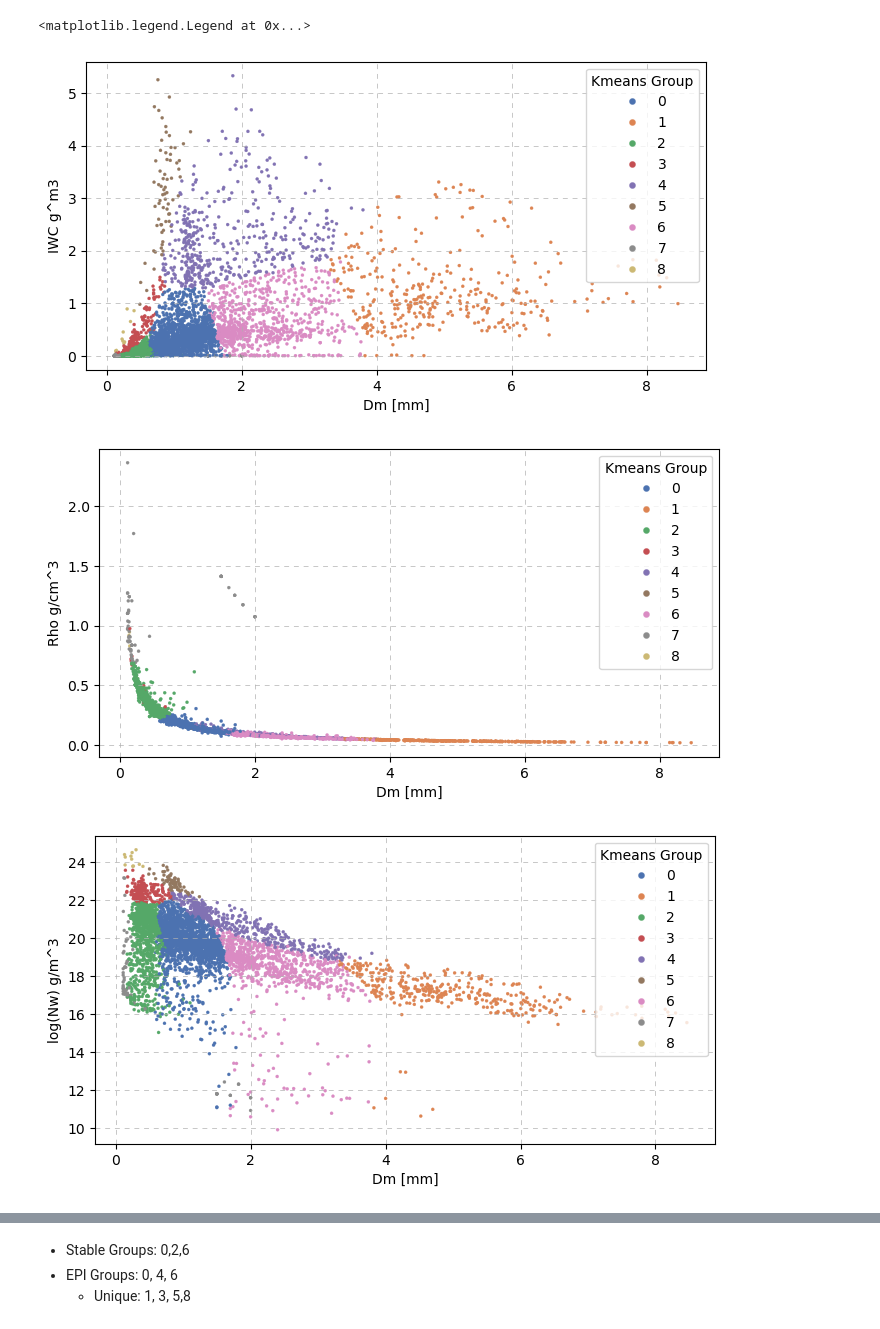
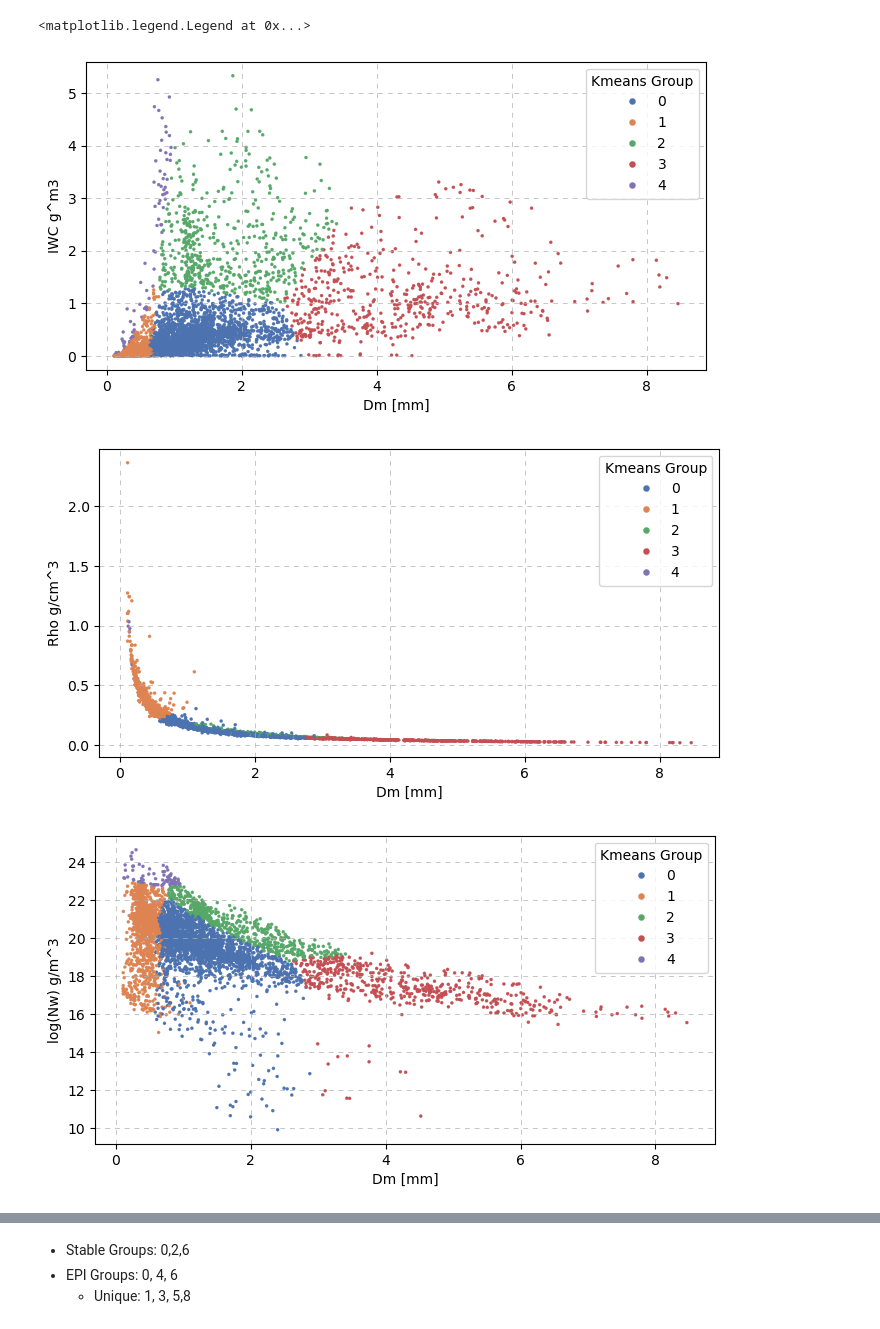
Before and after one commit to klundstrom33/ATMS-523-Module-8-Project, a Jupyter notebook: Clustering.ipynb, the cells around one changed output, grey strips where cells are left out. Saved outputs shown, nothing was run; the diff lists cells and outputs as text; code cells hidden in the pictures.

```diff
--- a/Clustering.ipynb
+++ b/Clustering.ipynb
@@ -911,4 +336,8 @@ nclusters = 9
+# %%
+# Choose the number of clusters with a low Davie Bouldin Score, High Silhouette Score, and Elbow in the Elbow method
+nclusters = 5
 # %%
+# Perform the grouping using default settings
 kmeans = KMeans(n_clusters= nclusters, random_state=10)
-kmeans.fit(param_tog[['Dm_T', 'Dm_liq_T', 'IWC_T', 'Nw_T', 'Rho_T']])
+kmeans.fit(param_conc_df[['Dm_T', 'Dm_liq_T', 'IWC_T', 'Nw_T', 'Rho_T']])
 # %% [output]
@@ -916,6 +345,7 @@ KMeans(n_clusters=9, random_state=10)
 # %%
+# Making a dataframe of group number for PSDs
 kmean_cat_df = pd.DataFrame(kmeans.labels_, columns = ['Group'])
-kmean_cat_df['Time'] = param_tog.index
+kmean_cat_df['Time'] = param_conc_df.index
 kmean_cat_df = kmean_cat_df.set_index('Time')
 kmean_cat_df
 # %% [output]
@@ -953,0 +366,4 @@ param_tog
+# %%
+# Adding the group number to the dataframe with PSD parameters
+param_conc_df['Kmean_group'] = kmean_cat_df['Group']
+param_conc_df
@@ -954,39 +385,39 @@ param_tog
 # %%
 # Plotting results
 fig, ax = plt.subplots(figsize=(8,4))
-sns.scatterplot(data=param_tog, x=param_tog['Dm']*1000, y=param_tog['IWC'], hue=param_tog['Kmean_group'], s=5,
+sns.scatterplot(data=param_conc_df, x=param_conc_df['Dm']*1000, y=param_conc_df['IWC'], hue=param_conc_df['Kmean_group'], s=5,
                      ax=ax,palette=sns.color_palette('deep', nclusters),
                      legend=True, edgecolor=None)
 ax.set_xlabel('Dm [mm]')
 ax.set_ylabel('IWC g^m3')
 ax.grid('both', linestyle='--', lw=0.5, dashes=[7,7])
 handles, labels = ax.get_legend_handles_labels()
 plt.legend(handles=handles, labels=labels, title='Kmeans Group',markerscale=2)
 
 # Plotting results
 fig, ax = plt.subplots(figsize=(8,4))
-sns.scatterplot(data=param_tog, x=param_tog['Dm']*1000, y=param_tog['Rho'], hue=param_tog['Kmean_group'], s=5,
+sns.scatterplot(data=param_conc_df, x=param_conc_df['Dm']*1000, y=param_conc_df['Rho'], hue=param_conc_df['Kmean_group'], s=5,
                      ax=ax,palette=sns.color_palette('deep', nclusters),
                      legend=True, edgecolor=None)
 ax.set_xlabel('Dm [mm]')
 ax.set_ylabel('Rho g/cm^3')
 ax.grid('both', linestyle='--', lw=0.5, dashes=[7,7])
 handles, labels = ax.get_legend_handles_labels()
 plt.legend(handles=handles, labels=labels, title='Kmeans Group',markerscale=2)
 
 # Plotting results
 fig, ax = plt.subplots(figsize=(8,4))
-sns.scatterplot(data=param_tog, x=param_tog['Dm']*1000, y=np.log(param_tog['Nw']), hue=param_tog['Kmean_group'], s=5,
+sns.scatterplot(data=param_conc_df, x=param_conc_df['Dm']*1000, y=np.log(param_conc_df['Nw']), hue=param_conc_df['Kmean_group'], s=5,
                      ax=ax,palette=sns.color_palette('deep', nclusters),
                      legend=True, edgecolor=None)
 ax.set_xlabel('Dm [mm]')
 ax.set_ylabel('log(Nw) g/m^3')
 ax.grid('both', linestyle='--', lw=0.5, dashes=[7,7])
 handles, labels = ax.get_legend_handles_labels()
 plt.legend(handles=handles, labels=labels, title='Kmeans Group',markerscale=2)
 # %% [output]
 <matplotlib.legend.Legend at 0x...>
-[figure, old version]
+[figure, new version]
-[figure, old version]
+[figure, new version]
-[figure, old version]
+[figure, new version]
 # %%
```
Also changed, not shown: parts of 43 cells of this notebook, 2 other files.
